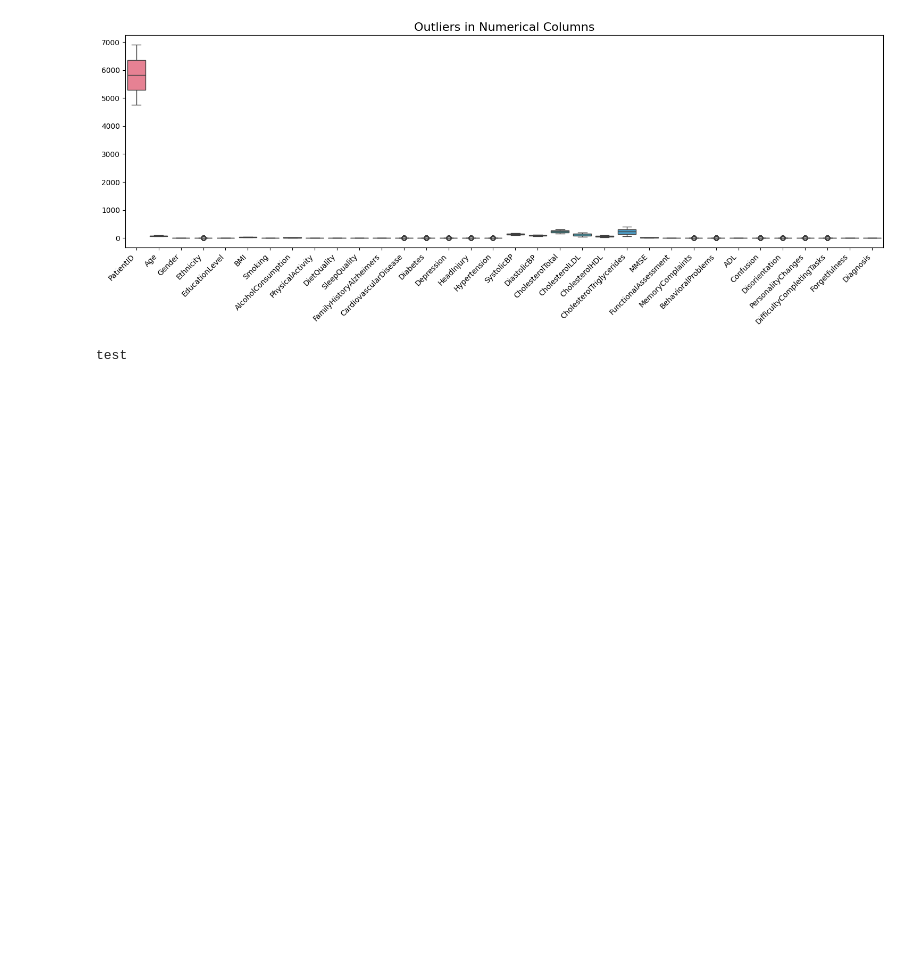
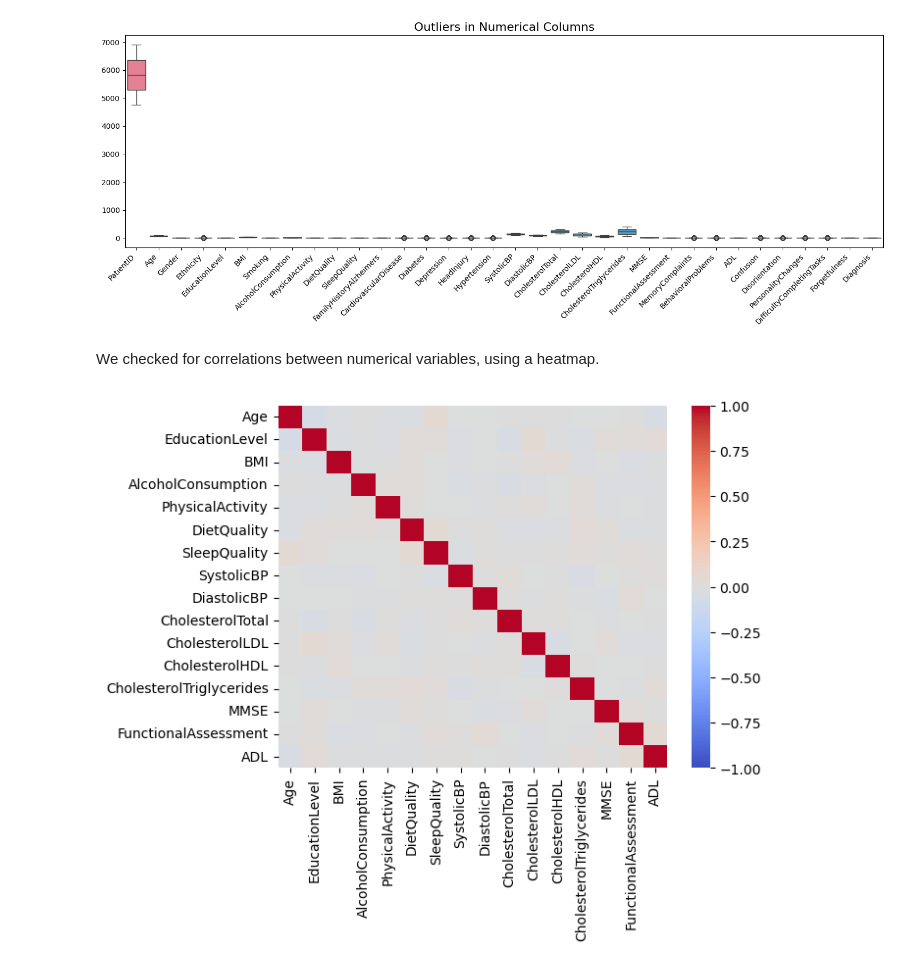
Before and after one commit to niconap/sda-project, a Jupyter notebook: visualisations.ipynb, the cells around one changed output. Cells and saved outputs as stored; diff of their text form; code cells hidden in the pictures; blank space fills up the shorter version.

Commit message:
correlation heatmap + quadratic fits. All look non-significant.

```diff
--- a/visualisations.ipynb
+++ b/visualisations.ipynb
@@ -315,7 +315,22 @@ Age:
   Lower Bound: -1.5
   Upper Bound: 2.5
 [figure]
-# %%
-print('test')
-# %% [output]
-test
+# %% [markdown]
+We checked for correlations between numerical variables, using a heatmap.
+# %%
+# correlations between numerical columns
+
+import pandas as pd
+
+df = pd.DataFrame(data)
+
+numerical_variables = ['Age', 'EducationLevel', 'BMI','AlcoholConsumption', 'PhysicalActivity', 'DietQuality',
+       'SleepQuality', 'SystolicBP',
+       'DiastolicBP', 'CholesterolTotal', 'CholesterolLDL', 'CholesterolHDL',
+       'CholesterolTriglycerides', 'MMSE', 'FunctionalAssessment', 'ADL']
+
+correlation_matrix = df[numerical_variables].corr()
+sns.heatmap(correlation_matrix, cmap='coolwarm', vmin=-1, vmax=1)
+plt.show()
+# %% [output]
+[figure, added]
```
Also changed, not shown: parts of 4 cells of this notebook.
